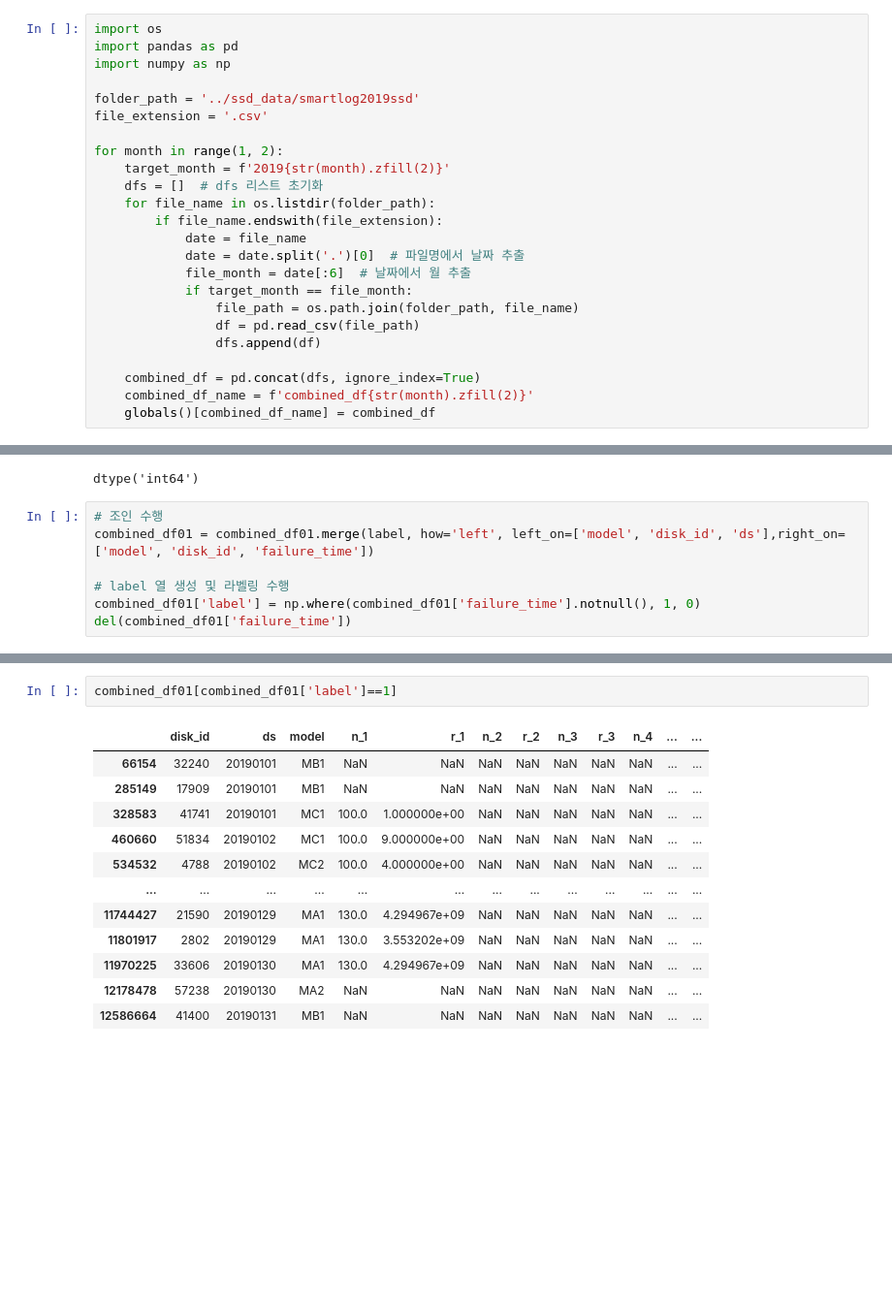
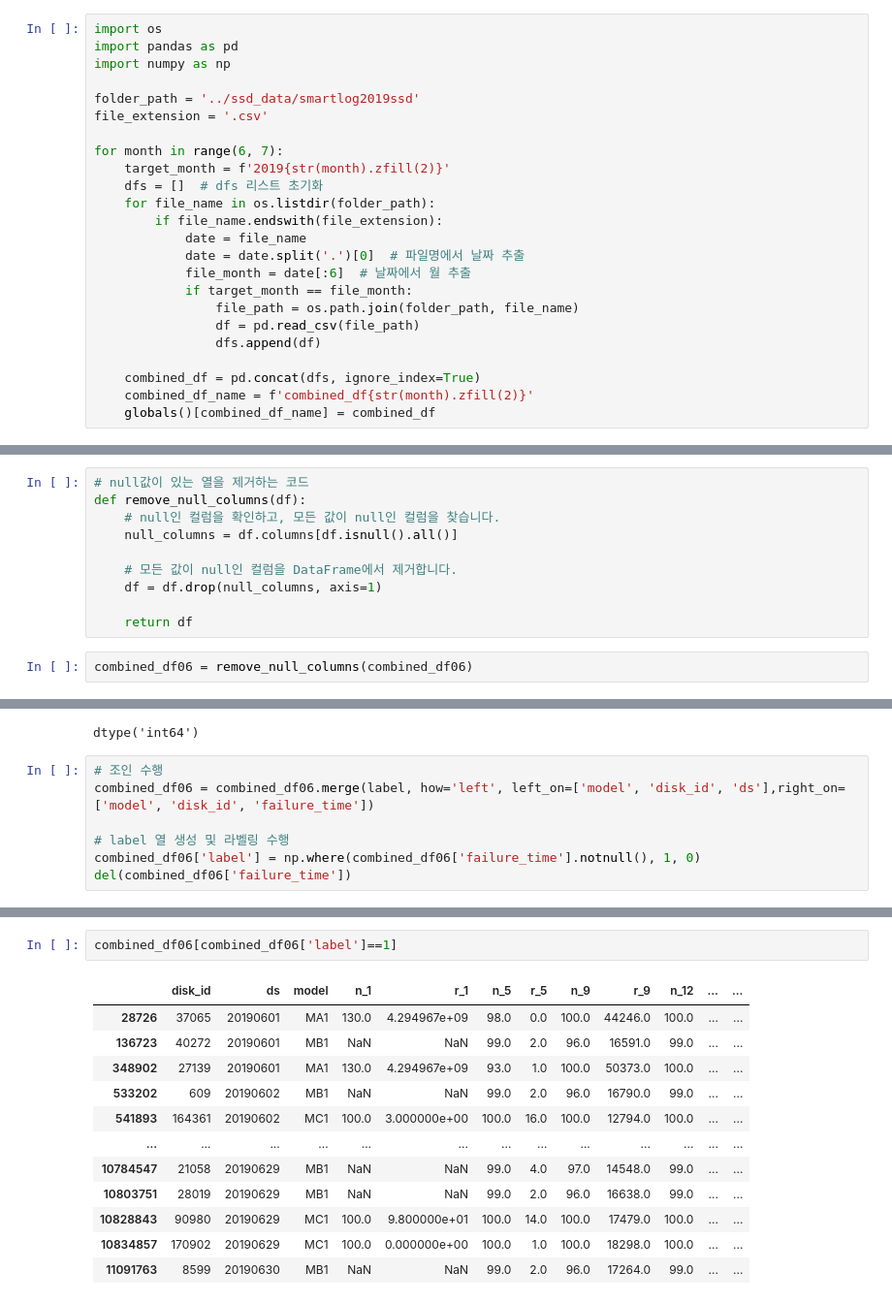
Before and after one commit to passion3659/ssd-failure, a Jupyter notebook: 00-making_combined_df.ipynb, the cells around one changed output, grey strips where cells are left out. Shown at 97% size. Cells and saved outputs as stored; diff of their text form; blank space fills up the shorter version.

```diff
--- a/00-making_combined_df.ipynb
+++ b/00-making_combined_df.ipynb
@@ -6,7 +6,7 @@ import numpy as np
 folder_path = '../ssd_data/smartlog2019ssd'
 file_extension = '.csv'
 
-for month in range(1, 2):
+for month in range(6, 7):
     target_month = f'2019{str(month).zfill(2)}'
     dfs = []  # dfs 리스트 초기화
     for file_name in os.listdir(folder_path):
@@ -35,3 +35,15 @@ Index(['disk_id', 'ds', 'model', 'n_1', 'r_1', 'n_2', 'r_2', 'n_3', 'r_3',
        'n_242', 'r_242', 'n_244', 'r_244', 'n_245', 'r_245', 'n_175', 'r_175',
        'n_232', 'r_232'],
       dtype='object', length=105)
+# %%
+# null값이 있는 열을 제거하는 코드
+def remove_null_columns(df):
+    # null인 컬럼을 확인하고, 모든 값이 null인 컬럼을 찾습니다.
+    null_columns = df.columns[df.isnull().all()]
+
+    # 모든 값이 null인 컬럼을 DataFrame에서 제거합니다.
+    df = df.drop(null_columns, axis=1)
+
+    return df
+# %%
+combined_df06 = remove_null_columns(combined_df06)
@@ -84,9 +100,9 @@ label['failure_time'].dtypes
 dtype('int64')
 # %%
 # 조인 수행
-combined_df01 = combined_df01.merge(label, how='left', left_on=['model', 'disk_id', 'ds'],right_on=['model', 'disk_id', 'failure_time'])
+combined_df06 = combined_df06.merge(label, how='left', left_on=['model', 'disk_id', 'ds'],right_on=['model', 'disk_id', 'failure_time'])
 
 # label 열 생성 및 라벨링 수행
-combined_df01['label'] = np.where(combined_df01['failure_time'].notnull(), 1, 0)
-del(combined_df01['failure_time'])
+combined_df06['label'] = np.where(combined_df06['failure_time'].notnull(), 1, 0)
+del(combined_df06['failure_time'])
 # %%
@@ -96,15 +112,15 @@ combined_df01.shape
 # %%
-combined_df01[combined_df01['label']==1]
+combined_df06[combined_df06['label']==1]
 # %% [output]
-|  | disk_id | ds | model | n_1 | r_1 | n_2 | r_2 | n_3 | r_3 | n_4 | ... | ... |
-| 66154 | 32240 | 20190101 | MB1 | NaN | NaN | NaN | NaN | NaN | NaN | NaN | ... | ... |
-| 285149 | 17909 | 20190101 | MB1 | NaN | NaN | NaN | NaN | NaN | NaN | NaN | ... | ... |
-| 328583 | 41741 | 20190101 | MC1 | 100.0 | 1.000000e+00 | NaN | NaN | NaN | NaN | NaN | ... | ... |
-| 460660 | 51834 | 20190102 | MC1 | 100.0 | 9.000000e+00 | NaN | NaN | NaN | NaN | NaN | ... | ... |
-| 534532 | 4788 | 20190102 | MC2 | 100.0 | 4.000000e+00 | NaN | NaN | NaN | NaN | NaN | ... | ... |
+|  | disk_id | ds | model | n_1 | r_1 | n_5 | r_5 | n_9 | r_9 | n_12 | ... | ... |
+| 28726 | 37065 | 20190601 | MA1 | 130.0 | 4.294967e+09 | 98.0 | 0.0 | 100.0 | 44246.0 | 100.0 | ... | ... |
+| 136723 | 40272 | 20190601 | MB1 | NaN | NaN | 99.0 | 2.0 | 96.0 | 16591.0 | 99.0 | ... | ... |
+| 348902 | 27139 | 20190601 | MA1 | 130.0 | 4.294967e+09 | 93.0 | 1.0 | 100.0 | 50373.0 | 100.0 | ... | ... |
+| 533202 | 609 | 20190602 | MB1 | NaN | NaN | 99.0 | 2.0 | 96.0 | 16790.0 | 99.0 | ... | ... |
+| 541893 | 164361 | 20190602 | MC1 | 100.0 | 3.000000e+00 | 100.0 | 16.0 | 100.0 | 12794.0 | 100.0 | ... | ... |
 | ... | ... | ... | ... | ... | ... | ... | ... | ... | ... | ... | ... | ... |
-| 11744427 | 21590 | 20190129 | MA1 | 130.0 | 4.294967e+09 | NaN | NaN | NaN | NaN | NaN | ... | ... |
-| 11801917 | 2802 | 20190129 | MA1 | 130.0 | 3.553202e+09 | NaN | NaN | NaN | NaN | NaN | ... | ... |
-| 11970225 | 33606 | 20190130 | MA1 | 130.0 | 4.294967e+09 | NaN | NaN | NaN | NaN | NaN | ... | ... |
-| 12178478 | 57238 | 20190130 | MA2 | NaN | NaN | NaN | NaN | NaN | NaN | NaN | ... | ... |
-| 12586664 | 41400 | 20190131 | MB1 | NaN | NaN | NaN | NaN | NaN | NaN | NaN | ... | ... |
+| 10784547 | 21058 | 20190629 | MB1 | NaN | NaN | 99.0 | 4.0 | 97.0 | 14548.0 | 99.0 | ... | ... |
+| 10803751 | 28019 | 20190629 | MB1 | NaN | NaN | 99.0 | 2.0 | 96.0 | 16638.0 | 99.0 | ... | ... |
+| 10828843 | 90980 | 20190629 | MC1 | 100.0 | 9.800000e+01 | 100.0 | 14.0 | 100.0 | 17479.0 | 100.0 | ... | ... |
+| 10834857 | 170902 | 20190629 | MC1 | 100.0 | 0.000000e+00 | 100.0 | 1.0 | 100.0 | 18298.0 | 100.0 | ... | ... |
+| 11091763 | 8599 | 20190630 | MB1 | NaN | NaN | 99.0 | 2.0 | 96.0 | 17264.0 | 99.0 | ... | ... |
```
Also changed, not shown: parts of 10 cells of this notebook, 1 other file.
